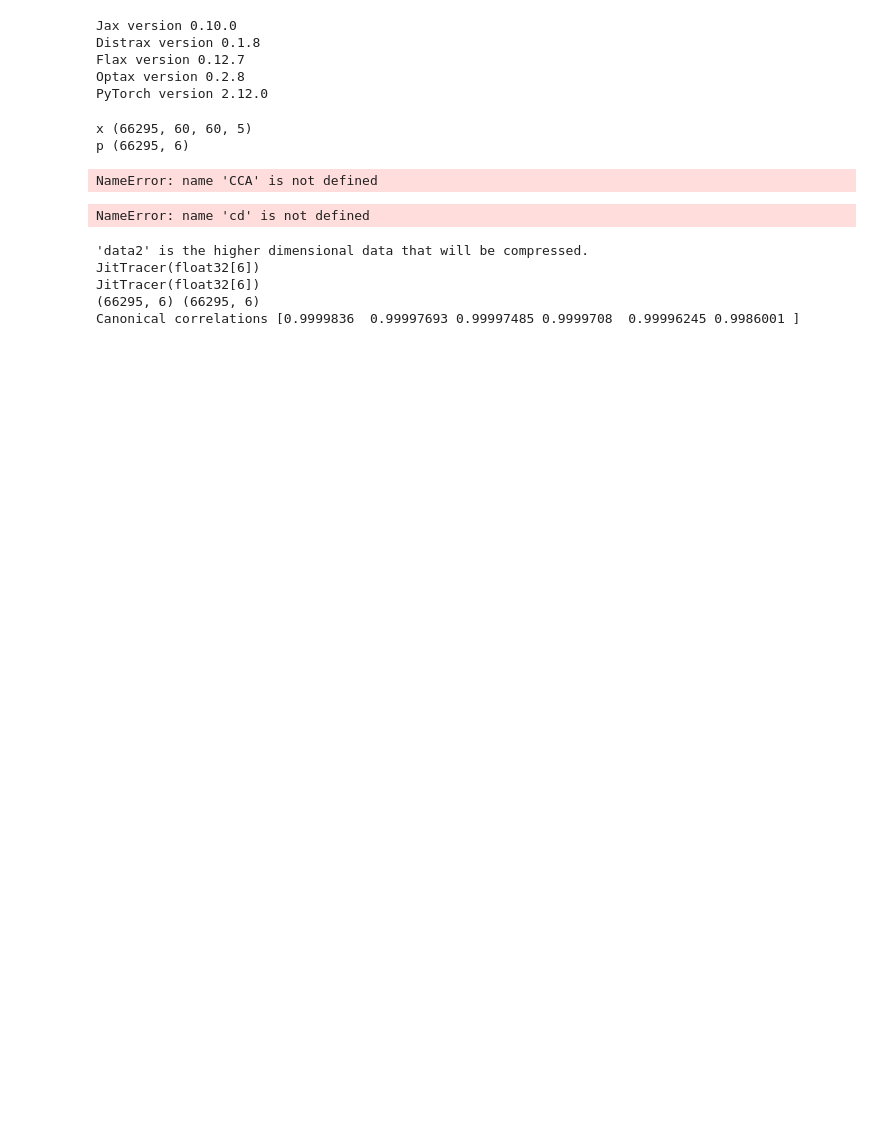
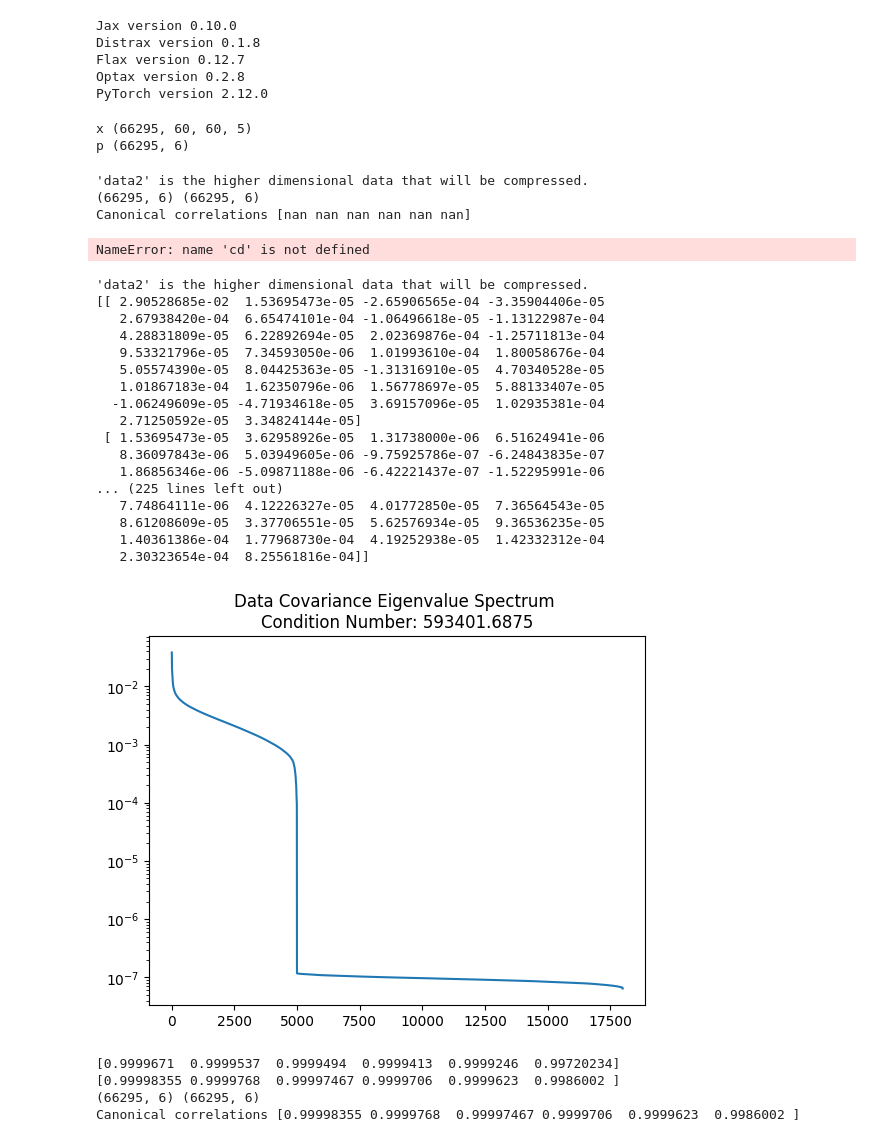
Before and after one commit to brian-chiang-git/sbi-compression, a Jupyter notebook: examples/CCA_sbi_lens.ipynb, the cells around one changed output. Drawn from its saved outputs; the diff is of its cells as text; code cells hidden in the pictures; blank space fills up the shorter version.

```diff
--- a/examples/CCA_sbi_lens.ipynb
+++ b/examples/CCA_sbi_lens.ipynb
@@ -48,7 +48,7 @@ p (66295, 6)
 # %%
 # Truth vs Latent diagnostic scatter
 gt = ground_truth = p
-canonical_variables = CCA(p,x,regularisation=1e-7)
+canonical_variables = CCA(p,x,regularisation=0)
 cd = compressed_data = canonical_variables[0]
 canonical_variables = canonical_variables[1]
 results = {
@@ -62,7 +62,9 @@ with open(path, 'wb') as f:
 print(compressed_data.shape, p.shape)
 print("Canonical correlations", canonical_variables[2])
 # %% [output]
-NameError: name 'CCA' is not defined
+'data2' is the higher dimensional data that will be compressed.
+(66295, 6) (66295, 6)
+Canonical correlations [nan nan nan nan nan nan]
 # %%
 # Truth vs Latent diagnostic scatter
 params = ['Oc','Ob','s8','h0','Ns','w0']
@@ -90,8 +92,8 @@ import jax.numpy as jnp
 import jax.numpy.linalg as jla
 from sbi_compression.methods.data import dataset_shapes, flatten_features
 
-@jax.jit
-def CCA(data1, data2, regularisation=0.0):
+# @jax.jit
+def CCA(data1, data2, regularisation=0.0, data_cov_check: bool = True):
     """
     Canonical Correlation Analysis.
     The compressed data dimension is the minimum of the dimensions of data1 and data2.
@@ -155,12 +157,19 @@ def CCA(data1, data2, regularisation=0.0):
     # [[ cov_p    , cov_pt ],
     #  [ cov_pt.T , cov_t  ]]
     cov_cca = jnp.cov(data_p.T, data_t.T)
+    print(cov_cca[:30,:30])
     cov_p = cov_cca[:p_dim, :p_dim] + regularisation * jnp.eye(p_dim)
     cov_t = cov_cca[p_dim:, p_dim:] + regularisation * jnp.eye(t_dim)
     cov_pt = cov_cca[:p_dim, p_dim:]
     # cov_l = cov_pt.T @ jla.inv(cov_p) @ cov_pt # cov_tp is the transpose of cov_pt by symmetry of the covariance matrix
     # evals, evecs = jsla.eigh(cov_t, cov_t-cov_l) # use .eigh since the covariance matrices are symmetric
-
+    # Try this in a cell to see why it fails
+    if data_cov_check == True:
+        evals_check = jnp.linalg.eigvalsh(cov_t)
+        plt.plot(evals_check[::-1])
+        plt.yscale('log')
+        plt.title(f"Data Covariance Eigenvalue Spectrum \nCondition Number: {evals_check[-1] / evals_check[0]}")
+        plt.show()
     # Since the covariance matrices are symmetric and jax does not support generalized eigenvalue decomposition
     # We can use the Cholesky decomposition to solve the generalized eigenvalue problem.
     cov_l = cov_pt.T @ jla.inv(cov_p) @ cov_pt
@@ -184,34 +193,51 @@ def CCA(data1, data2, regularisation=0.0):
     canonical_t_directions = evecs
     compressed_data = data_t @ evecs
 
     # Transform the parameters into the canonical space
     # canon_corr = jnp.sqrt(evals/(1+evals))
     canon_corr = jnp.sqrt(evals)
     print(canon_corr)
     canonical_p_directions = jla.inv(cov_p) @ cov_pt @ evecs @ jnp.diag(1/jnp.sqrt(evals))
     compressed_params = data_p @ canonical_p_directions
 
     return compressed_data, compressed_params, canon_corr, canonical_t_directions, canonical_p_directions
 
 
 # Truth vs Latent diagnostic scatter
 gt = ground_truth = p
 canonical_variables = CCA(p,x,regularisation=1e-7)
 cd = compressed_data = canonical_variables[0]
 canonical_params = canonical_variables[1]
 results = {
     "ground_truth": gt,
     "compressed_data": cd,
     "canonical_params": canonical_params,
 }
 path = f"compressed_data/CCA_sbi_lens.pkl"
 with open(path, 'wb') as f:
     pickle.dump(results, f)
 print(compressed_data.shape, p.shape)
 print("Canonical correlations", canonical_variables[2])
 # %% [output]
 'data2' is the higher dimensional data that will be compressed.
-JitTracer(float32[6])
-JitTracer(float32[6])
-(66295, 6) (66295, 6)
-Canonical correlations [0.9999836  0.99997693 0.99997485 0.9999708  0.99996245 0.9986001 ]
+[[ 2.90528685e-02  1.53695473e-05 -2.65906565e-04 -3.35904406e-05
+   2.67938420e-04  6.65474101e-04 -1.06496618e-05 -1.13122987e-04
+   4.28831809e-05  6.22892694e-05  2.02369876e-04 -1.25711813e-04
+   9.53321796e-05  7.34593050e-06  1.01993610e-04  1.80058676e-04
+   5.05574390e-05  8.04425363e-05 -1.31316910e-05  4.70340528e-05
+   1.01867183e-04  1.62350796e-06  1.56778697e-05  5.88133407e-05
+  -1.06249609e-05 -4.71934618e-05  3.69157096e-05  1.02935381e-04
+   2.71250592e-05  3.34824144e-05]
+ [ 1.53695473e-05  3.62958926e-05  1.31738000e-06  6.51624941e-06
+   8.36097843e-06  5.03949605e-06 -9.75925786e-07 -6.24843835e-07
+   1.86856346e-06 -5.09871188e-06 -6.42221437e-07 -1.52295991e-06
+... (225 lines left out)
+   7.74864111e-06  4.12226327e-05  4.01772850e-05  7.36564543e-05
+   8.61208609e-05  3.37706551e-05  5.62576934e-05  9.36536235e-05
+   1.40361386e-04  1.77968730e-04  4.19252938e-05  1.42332312e-04
+   2.30323654e-04  8.25561816e-04]]
+[figure, added]
+[0.9999671  0.9999537  0.9999494  0.9999413  0.9999246  0.99720234]
+[0.99998355 0.9999768  0.99997467 0.9999706  0.9999623  0.9986002 ]
+(66295, 6) (66295, 6)
+Canonical correlations [0.99998355 0.9999768  0.99997467 0.9999706  0.9999623  0.9986002 ]
```
Also changed, not shown: parts of 1 cell of this notebook, 31 other files.
